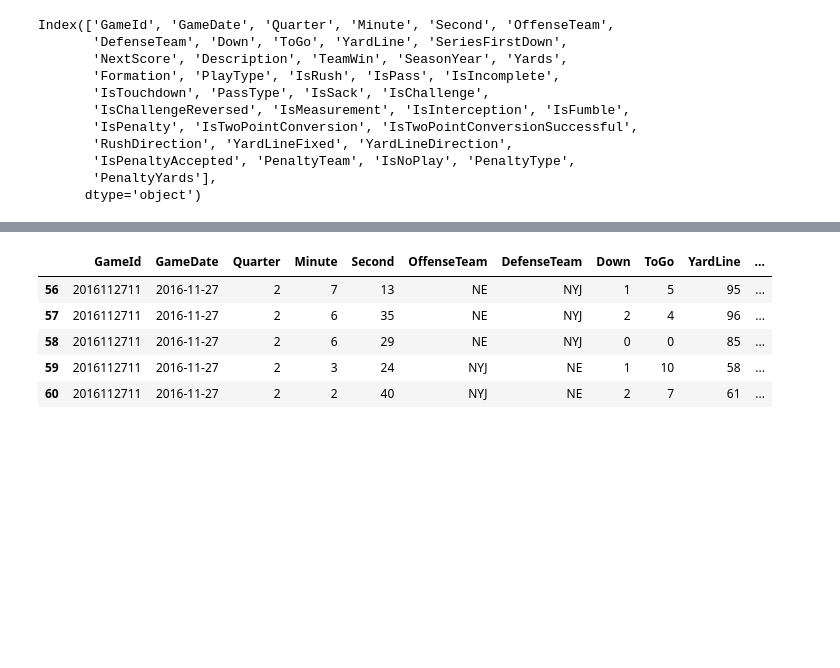
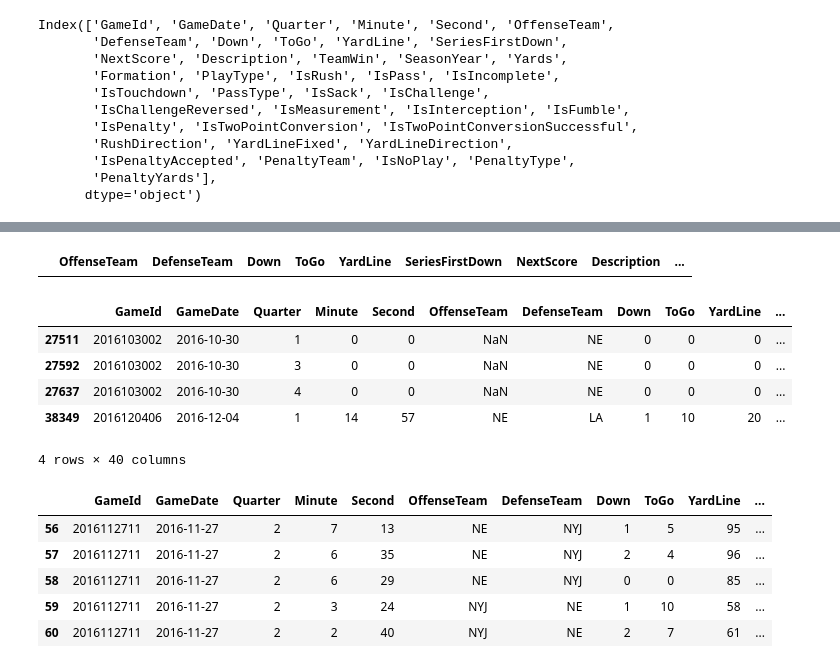
Before and after one commit to michaelrojas/nfl_2016, a Jupyter notebook: nfl_play_by_play_2016.ipynb, the cells around one changed output, grey strips where cells are left out. Drawn from its saved outputs; the diff is of its cells as text; code cells hidden in the pictures; blank space fills up the shorter version.

```diff
--- a/nfl_play_by_play_2016.ipynb
+++ b/nfl_play_by_play_2016.ipynb
@@ -144,3 +207,16 @@ Name: PlayType, dtype: float64
+# %%
+pats[(pats.OffenseTeam == 'NE') & (pats.PlayType == 'EXCEPTION')].iloc[1:10,5:20]
+# %% [output]
+|  | OffenseTeam | DefenseTeam | Down | ToGo | YardLine | SeriesFirstDown | NextScore | Description | ... |
+# %%
+pats[pats.PlayType == 'EXCEPTION']
+# %% [output]
+|  | GameId | GameDate | Quarter | Minute | Second | OffenseTeam | DefenseTeam | Down | ToGo | YardLine | ... |
+| 27511 | 2016103002 | 2016-10-30 | 1 | 0 | 0 | NaN | NE | 0 | 0 | 0 | ... |
+| 27592 | 2016103002 | 2016-10-30 | 3 | 0 | 0 | NaN | NE | 0 | 0 | 0 | ... |
+| 27637 | 2016103002 | 2016-10-30 | 4 | 0 | 0 | NaN | NE | 0 | 0 | 0 | ... |
+| 38349 | 2016120406 | 2016-12-04 | 1 | 14 | 57 | NE | LA | 1 | 10 | 20 | ... |
+4 rows × 40 columns
 # %%
 pats.head()
 # %% [output]
```
Also changed, not shown: parts of 21 cells of this notebook.
